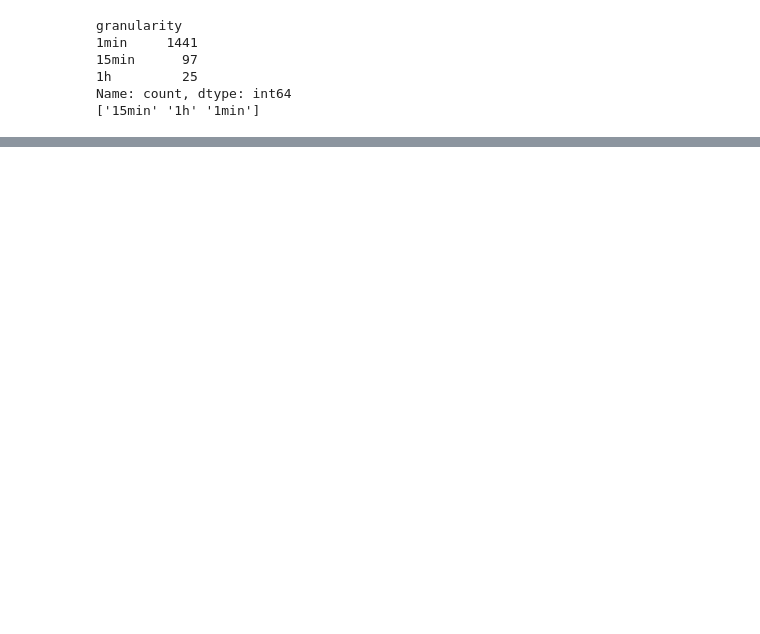
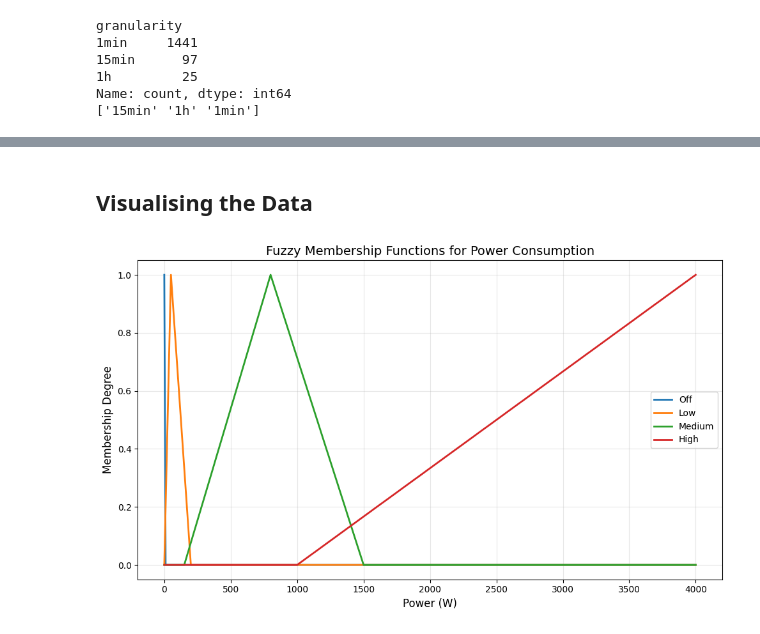
Before and after one commit to jofa016/ACIT4620---Fuzzy-System, a Jupyter notebook: fuzzy_main.ipynb, the cells around one changed output, grey strips where cells are left out. Saved outputs shown, nothing was run; the diff lists cells and outputs as text; code cells hidden in the pictures; blank space fills up the shorter version.

```diff
--- a/fuzzy_main.ipynb
+++ b/fuzzy_main.ipynb
@@ -438,0 +446,2 @@ Showing data for: ['microwave']
+# %% [markdown]
+## Visualising the Data
@@ -438,0 +451,19 @@ Showing data for: ['microwave']
+# %%
+# Visualize the fuzzy membership functions
+
+plt.figure(figsize=(10, 6))
+plt.plot(x_power, mf_off, label='Off', linewidth=2)
+plt.plot(x_power, mf_low, label='Low', linewidth=2)
+plt.plot(x_power, mf_med, label='Medium', linewidth=2)
+plt.plot(x_power, mf_high, label='High', linewidth=2)
+
+
+plt.title('Fuzzy Membership Functions for Power Consumption', fontsize=14)
+plt.xlabel('Power (W)', fontsize=12)
+plt.ylabel('Membership Degree', fontsize=12)
+plt.legend()
+plt.grid(True, alpha=0.3)
+plt.tight_layout()
+plt.show()
+# %% [output]
+[figure, added]
```
Also changed, not shown: parts of 14 cells of this notebook, 1 other file.
